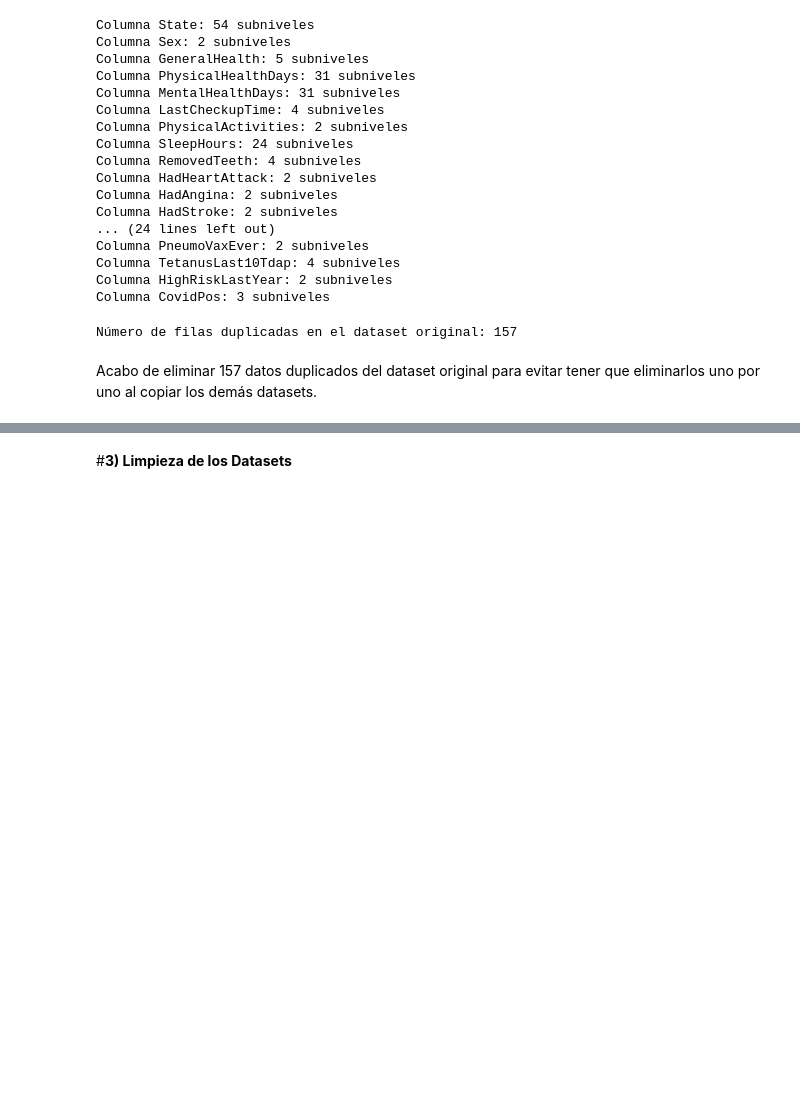
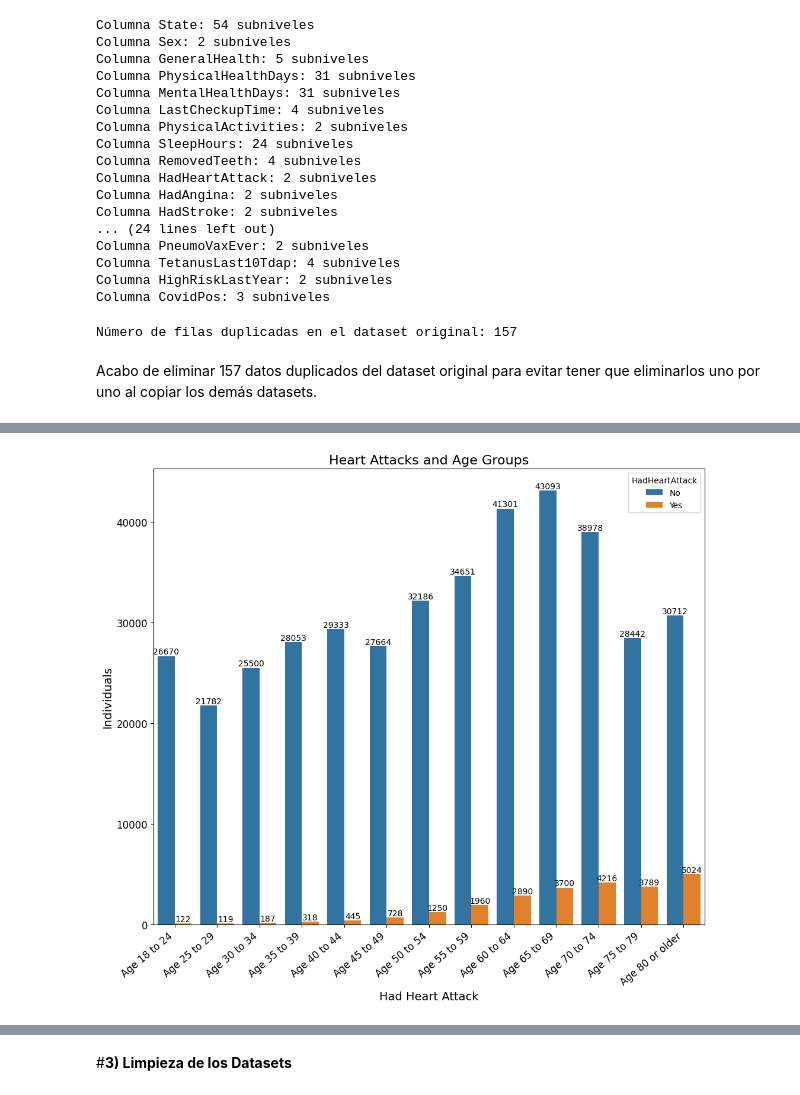
Before and after one commit to DiegoLuis62/Ciencias-de-datos---PF, a Jupyter notebook: Heart_Disease_Cleanse.ipynb, the cells around one changed output, grey strips where cells are left out. Saved outputs shown, nothing was run; the diff lists cells and outputs as text; code cells hidden in the pictures; blank space fills up the shorter version.

```diff
--- a/Heart_Disease_Cleanse.ipynb
+++ b/Heart_Disease_Cleanse.ipynb
@@ -141,0 +255,25 @@ Acabo de eliminar 157 datos duplicados del dataset original para evitar tener qu
+# %%
+# Asegúrate de que 'AgeCategory' sea una columna categórica
+df['AgeCategory'] = df['AgeCategory'].astype('category')
+
+# Crear el gráfico de barras
+ax = sns.countplot(data=df, x='AgeCategory', hue='HadHeartAttack')
+
+# Rotar etiquetas del eje X para mejorar legibilidad
+ax.set_xticklabels(ax.get_xticklabels(), rotation=40, ha="right")
+
+# Personalizar el gráfico
+customize_plot(ax, "Heart Attacks and Age Groups", "Had Heart Attack", "Individuals", 12, 10)
+
+# Añadir etiquetas a las barras
+for c in ax.containers:
+    ax.bar_label(c)
+
+# Guardar el gráfico
+scatter_fig = ax.get_figure()
+scatter_fig.savefig('countplotByAge.png')
+
+# Mostrar el gráfico
+plt.show()
+# %% [output]
+[figure, added]
```
Also changed, not shown: parts of 46 cells of this notebook.
